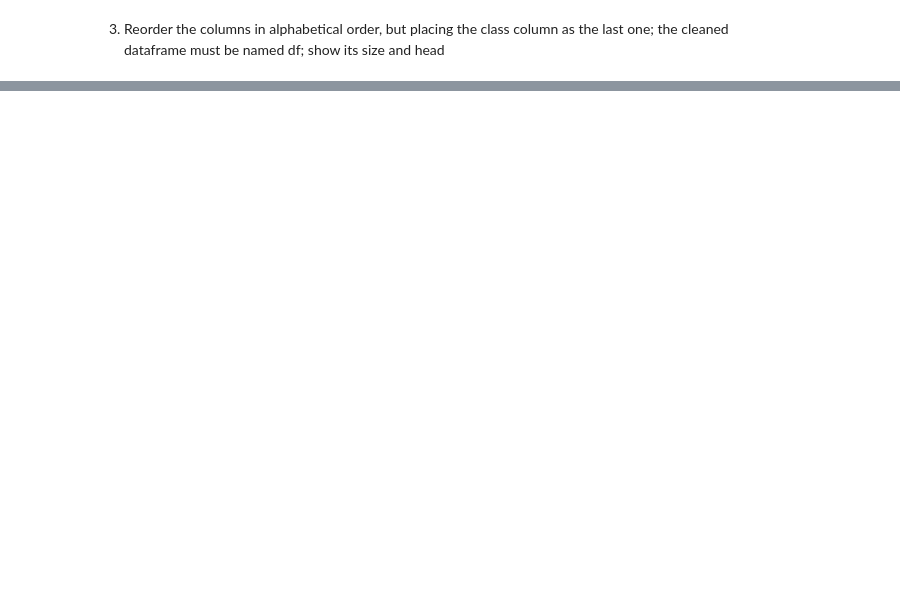
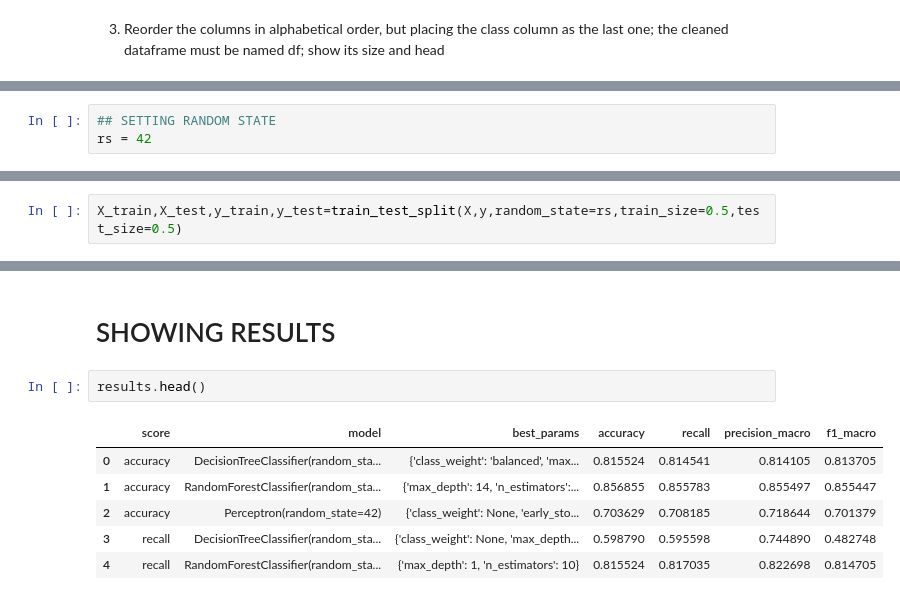
Before and after one commit to carnivuth/datamining, a Jupyter notebook: labs/exams/22_07_2020/exam.ipynb, the cells around one changed output, grey strips where cells are left out. Cells and saved outputs as stored; diff of their text form; blank space fills up the shorter version.

```diff
--- a/labs/exams/22_07_2020/exam.ipynb
+++ b/labs/exams/22_07_2020/exam.ipynb
@@ -84,0 +86,3 @@ variables during the development
+# %%
+## SETTING RANDOM STATE
+rs = 42
@@ -84,0 +91,2 @@ variables during the development
+# %%
+X_train,X_test,y_train,y_test=train_test_split(X,y,random_state=rs,train_size=0.5,test_size=0.5)
@@ -84,0 +198,11 @@ variables during the development
+# %% [markdown]
+# SHOWING RESULTS
+# %%
+results.head()
+# %% [output]
+|  | score | model | best_params | accuracy | recall | precision_macro | f1_macro |
+| 0 | accuracy | DecisionTreeClassifier(random_sta... | {'class_weight': 'balanced', 'max... | 0.815524 | 0.814541 | 0.814105 | 0.813705 |
+| 1 | accuracy | RandomForestClassifier(random_sta... | {'max_depth': 14, 'n_estimators':... | 0.856855 | 0.855783 | 0.855497 | 0.855447 |
+| 2 | accuracy | Perceptron(random_state=42) | {'class_weight': None, 'early_sto... | 0.703629 | 0.708185 | 0.718644 | 0.701379 |
+| 3 | recall | DecisionTreeClassifier(random_sta... | {'class_weight': None, 'max_depth... | 0.598790 | 0.595598 | 0.744890 | 0.482748 |
+| 4 | recall | RandomForestClassifier(random_sta... | {'max_depth': 1, 'n_estimators': 10} | 0.815524 | 0.817035 | 0.822698 | 0.814705 |
```
Also changed, not shown: parts of 22 cells of this notebook, 1 other file.
